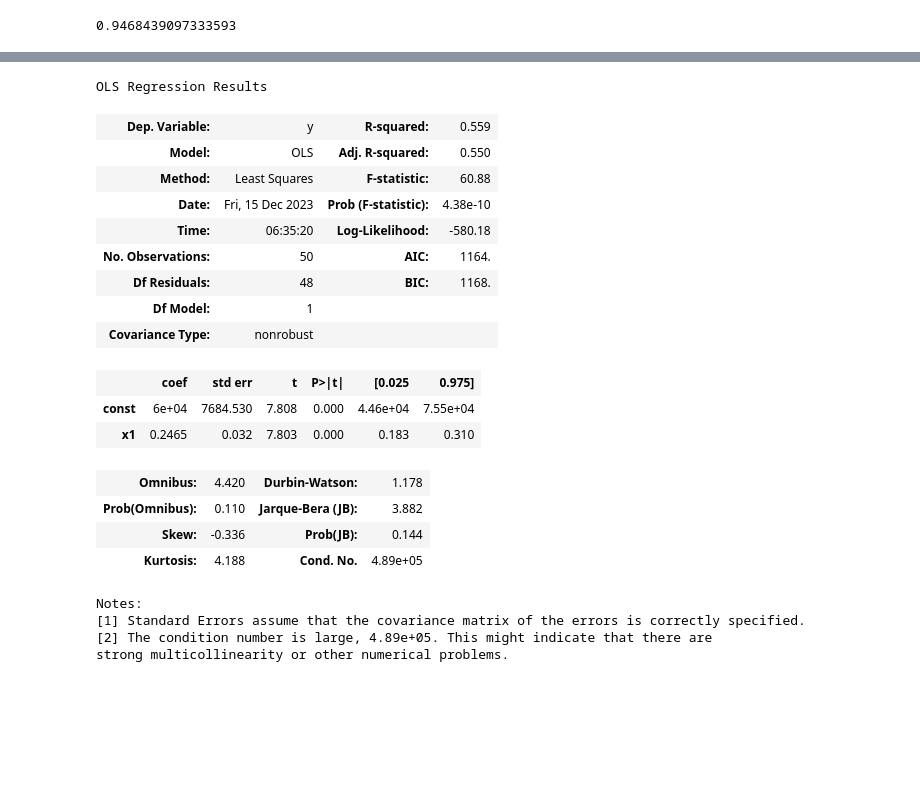
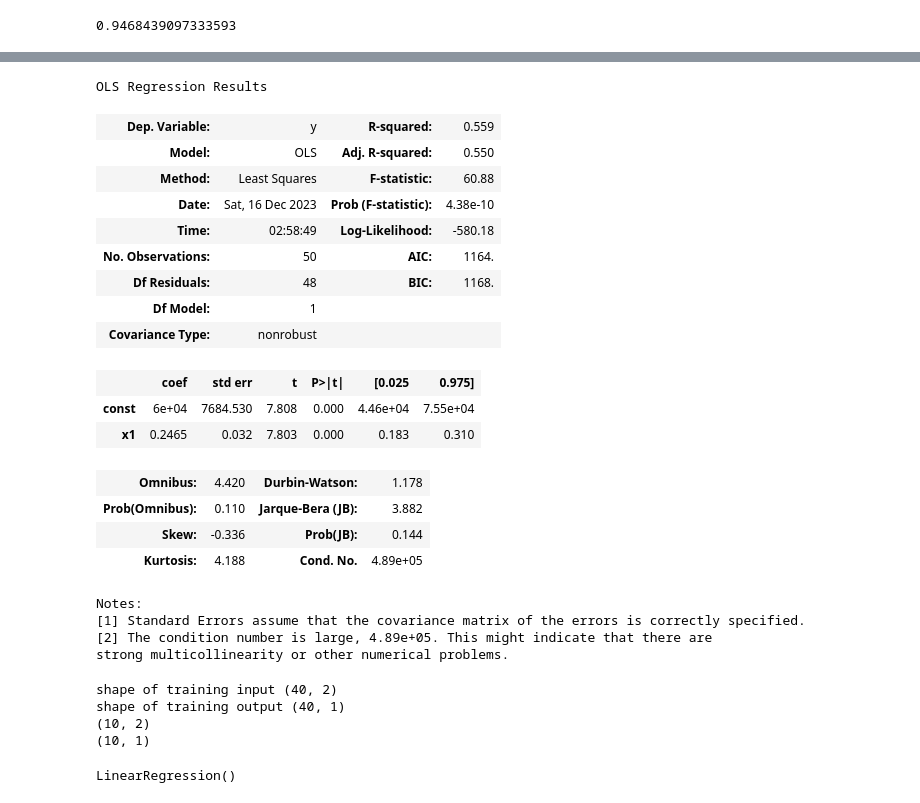
Before and after one commit to ganesh12112/ganesh12112, a Jupyter notebook: session_21_ai_and_ml_.ipynb, the cells around one changed output, grey strips where cells are left out. Cells and saved outputs as stored; diff of their text form; code cells hidden in the pictures; blank space fills up the shorter version.

```diff
--- a/session_21_ai_and_ml_.ipynb
+++ b/session_21_ai_and_ml_.ipynb
@@ -326,16 +323,16 @@ Notes:
 strong multicollinearity or other numerical problems.
 # %%
-x_for_statsmodel = x_for_statsmodel[:,[0,3]]
+x_for_statsmodel = x_for_statsmodel[:,[0,1]]
 model = OLS(endog = y,exog= x_for_statsmodel)
 model = model.fit()
 model.summary()
 # %% [output]
 OLS Regression Results
 | Dep. Variable: | y | R-squared: | 0.559 |
 | Model: | OLS | Adj. R-squared: | 0.550 |
 | Method: | Least Squares | F-statistic: | 60.88 |
-| Date: | Fri, 15 Dec 2023 | Prob (F-statistic): | 4.38e-10 |
-| Time: | 06:35:20 | Log-Likelihood: | -580.18 |
+| Date: | Sat, 16 Dec 2023 | Prob (F-statistic): | 4.38e-10 |
+| Time: | 02:58:49 | Log-Likelihood: | -580.18 |
 | No. Observations: | 50 | AIC: | 1164. |
 | Df Residuals: | 48 | BIC: | 1168. |
 | Df Model: | 1 |  |  |
@@ -353,0 +354,17 @@ strong multicollinearity or other numerical problems.
+# %%
+print("shape of training input",x_train.shape)
+print("shape of training output",y_train.shape)
+
+print(x_test.shape)
+print(y_test.shape)
+# %% [output]
+shape of training input (40, 2)
+shape of training output (40, 1)
+(10, 2)
+(10, 1)
+# %%
+from sklearn.linear_model import LinearRegression
+mlr = LinearRegression()
+mlr.fit(x_train,y_train)
+# %% [output]
+LinearRegression()
```
Also changed, not shown: parts of 7 cells of this notebook.
